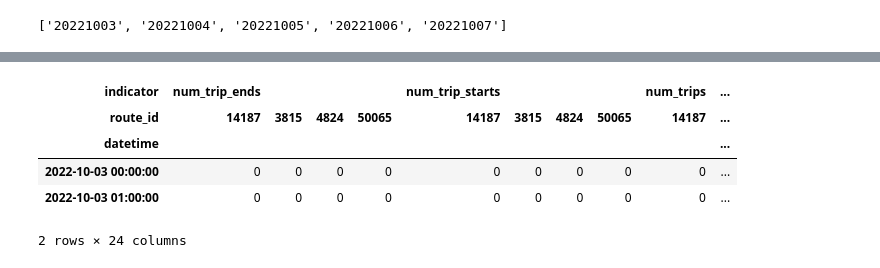
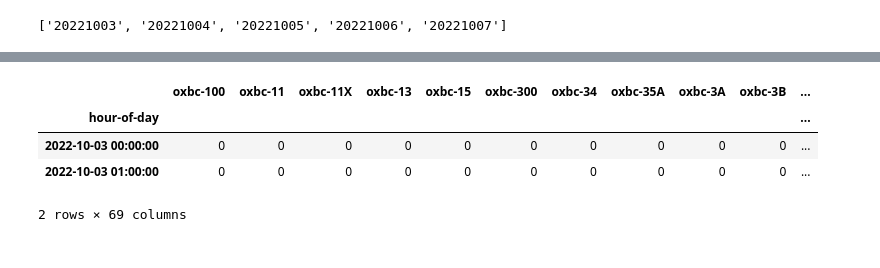
Before and after one commit to carderne/bods, a Jupyter notebook: notebooks/schedule.ipynb, the cells around one changed output, grey strips where cells are left out. Drawn from its saved outputs; the diff is of its cells as text; code cells hidden in the pictures.

Commit message:
Do schedule analysis for all OXBC+STGC buses

```diff
--- a/notebooks/schedule.ipynb
+++ b/notebooks/schedule.ipynb
@@ -35,8 +24,11 @@ path = "../data/itm_south_east_gtfs.zip"
 feed = gk.read_feed(path, dist_units="mi")
 # feed.validate()
 # %%
-agencies = [
-    "OP376",  # oxford bus company
-    "OP83",  # stagecoach oxfordshire
-]
-routes = ["5", "5A", "1", "10"]
+agencies = {
+    "OP376": "oxbc",
+    "OP83": "stgc",  # stagecoach oxfordshire
+    # "OP377": "thames travel",
+    # "OP71": "redline bus",
+    # "OP362": "red rose travel",
+    # "OP50": "arriva",
+}
@@ -58,0 +35,6 @@ route_ids
+# %%
+routes = feed.routes.loc[feed.routes.agency_id.isin(agencies.keys())]
+routes = routes.assign(route_name=routes.apply(lambda row: f"{agencies[row.agency_id]}-{row.route_short_name}", axis=1))
+rids = routes.route_id.unique().tolist()
+print(len(routes))
+routes.head(3)
@@ -68,7 +56,7 @@ dates
 # %% [output]
 ['20221003', '20221004', '20221005', '20221006', '20221007']
 # %%
-trip_stats = feed.compute_trip_stats(route_ids=route_ids)
+trip_stats = feed.compute_trip_stats(route_ids=rids)
 trip_stats.head(2)
 # %% [output]
 |  | trip_id | route_id | route_short_name | route_type | direction_id | shape_id | num_stops | start_time | ... |
@@ -77,10 +65,12 @@ trip_stats.head(2)
 # %%
-rts = feed.compute_route_time_series(trip_stats, dates, freq="1H")
-rts.head(2)
+trips = feed.compute_route_time_series(trip_stats, dates, freq="1H")
+trips = trips.loc[:, (["num_trips"], rids)]
+trips.columns =  [routes.loc[routes.route_id == c[1]].iloc[0].route_name for c in trips.columns]
+trips.index = trips.index.rename("hour-of-day")
+trips.head(2)
 # %% [output]
-| indicator | num_trip_ends |  |  |  | num_trip_starts |  |  |  | num_trips | ... |
-| route_id | 14187 | 3815 | 4824 | 50065 | 14187 | 3815 | 4824 | 50065 | 14187 | ... |
-| datetime |  |  |  |  |  |  |  |  |  | ... |
-| 2022-10-03 00:00:00 | 0 | 0 | 0 | 0 | 0 | 0 | 0 | 0 | 0 | ... |
-| 2022-10-03 01:00:00 | 0 | 0 | 0 | 0 | 0 | 0 | 0 | 0 | 0 | ... |
+|  | oxbc-100 | oxbc-11 | oxbc-11X | oxbc-13 | oxbc-15 | oxbc-300 | oxbc-34 | oxbc-35A | oxbc-3A | oxbc-3B | ... |
+| hour-of-day |  |  |  |  |  |  |  |  |  |  | ... |
+| 2022-10-03 00:00:00 | 0 | 0 | 0 | 0 | 0 | 0 | 0 | 0 | 0 | 0 | ... |
+| 2022-10-03 01:00:00 | 0 | 0 | 0 | 0 | 0 | 0 | 0 | 0 | 0 | 0 | ... |
-2 rows × 24 columns
+2 rows × 69 columns
```
Also changed, not shown: parts of 10 cells of this notebook.
